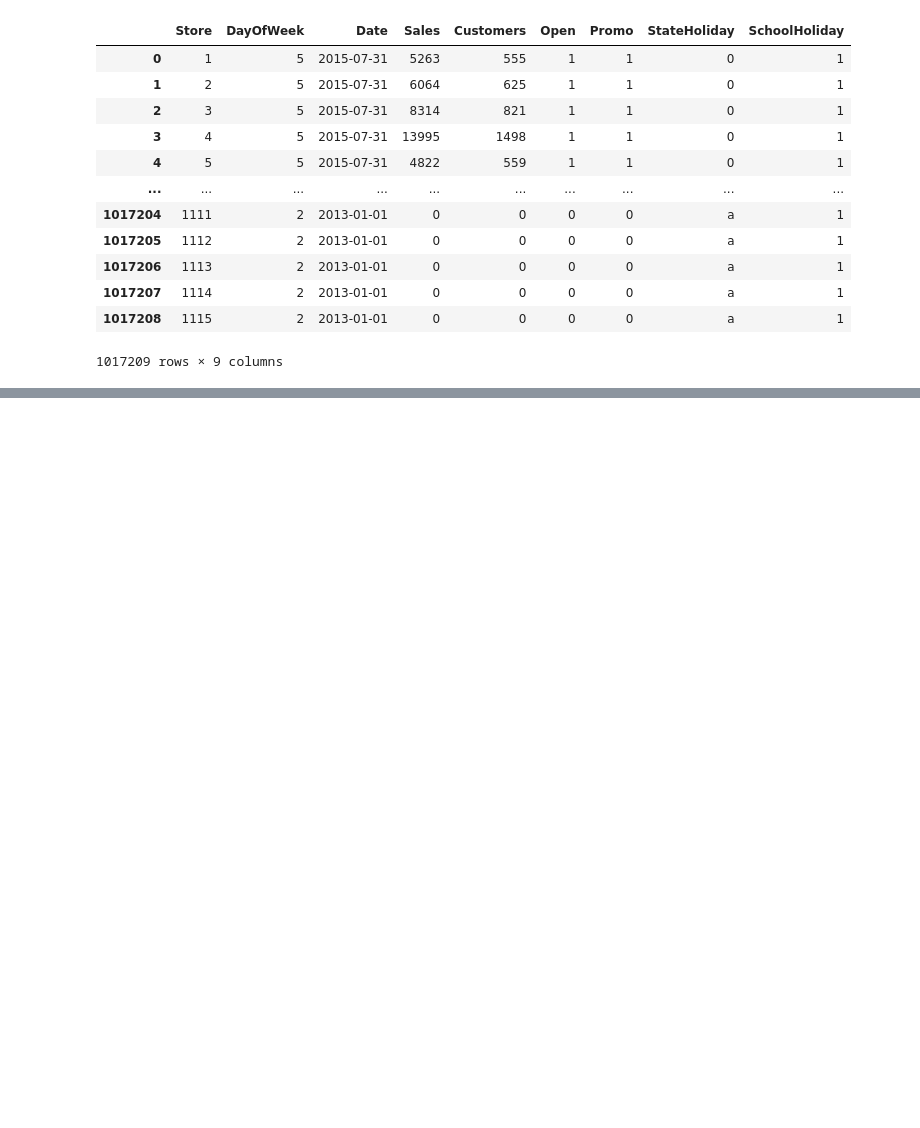
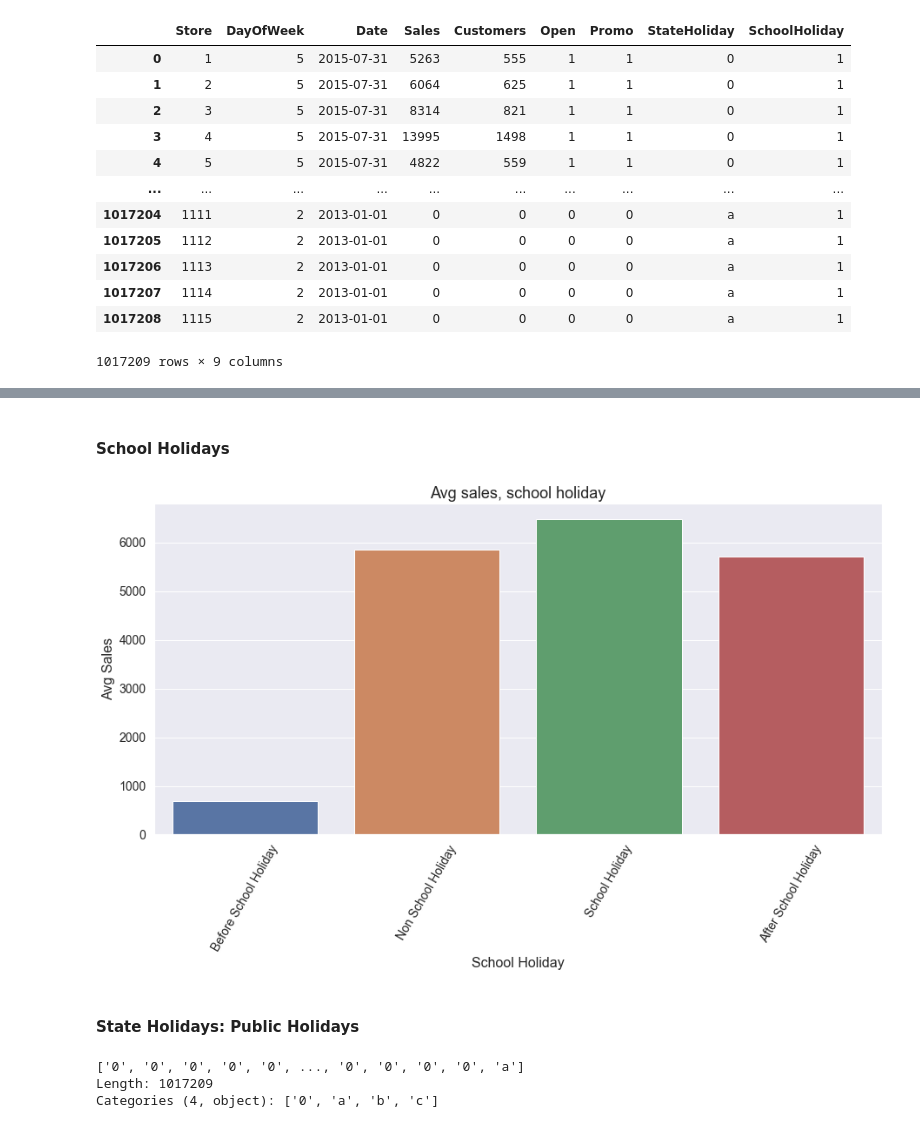
Before and after one commit to Yonas-T/time_series_forcasting, a Jupyter notebook: notebooks/data_exploration.ipynb, the cells around one changed output, grey strips where cells are left out. Drawn from its saved outputs; the diff is of its cells as text; code cells hidden in the pictures; blank space fills up the shorter version.

```diff
--- a/notebooks/data_exploration.ipynb
+++ b/notebooks/data_exploration.ipynb
@@ -108,0 +101,5 @@ get_data_frame_from_dvc('data/rossmann-store-sales/train.csv')
+# %%
+# run store cleaning script
+
+store = sdc.StoreDataCleaning(df_store)
+cleaned_store_data_frame = store.get_cleaned_data_frame()
@@ -108,0 +155,5 @@ get_data_frame_from_dvc('data/rossmann-store-sales/train.csv')
+# %%
+# Merging the store and train dataframes to get all the features in a single dataframe
+
+merged_df = pd.merge(cleaned_store_data_frame, cleaned_train_data_frame, on="Store")
+merged_df.head()
@@ -108,0 +167,46 @@ get_data_frame_from_dvc('data/rossmann-store-sales/train.csv')
+# %% [markdown]
+#### School Holidays
+# %%
+# Add indicator columns to indicate if the day is before or after school holiday
+# -1 value is day after holiday and 1 value is holiday 2 is after school holiday
+
+copy_merged = merged_df.copy()
+copy_merged['BeforeSchoolHoliday'] = copy_merged['SchoolHoliday'].diff()
+copy_merged['AfterSchoolHoliday'] = copy_merged['SchoolHoliday'].diff(periods=-1, )
+
+copy_merged['BeforeSchoolHoliday'].fillna(0, inplace=True)
+copy_merged['AfterSchoolHoliday'].fillna(0, inplace=True)
+
+copy_merged['BeforeSchoolHoliday'] = copy_merged['BeforeSchoolHoliday'].astype(int)
+copy_merged['AfterSchoolHoliday'] = copy_merged['AfterSchoolHoliday'].astype(int)
+
+copy_merged.loc[copy_merged["BeforeSchoolHoliday"] == -1, "NewSchoolHoliday"] = -1
+copy_merged.loc[copy_merged["AfterSchoolHoliday"] == -1, "NewSchoolHoliday"] = 2
+copy_merged.loc[copy_merged["SchoolHoliday"] == 1 , "NewSchoolHoliday"] = 1
+
+copy_merged['NewSchoolHoliday'].fillna(0, inplace=True)
+copy_merged['NewSchoolHoliday'] = copy_merged['NewSchoolHoliday'].astype(int)
+
+
+school_df_agg = copy_merged.groupby("NewSchoolHoliday").agg({"Sales": "mean"}).rename(index={-1: "Before School Holiday", 1: "School Holiday", 2: "After School Holiday", 0: "Non School Holiday"})
+plot_bar(school_df_agg, school_df_agg.index, "Sales", "Avg sales, school holiday",
+               "School Holiday", "Avg Sales")
+
+
+# copy_merged.tail(30)
+# %% [output]
+[figure, added]
+# %% [markdown]
+#### State Holidays: Public Holidays
+# %%
+# Add indicator columns to indicate if the day is before or after school holiday
+# -1 value is day after holiday and 1 value is holiday 2 is after school holiday
+
+copy_merged_new = merged_df.copy()
+copy_merged_new['StateHoliday'].values
+
+# copy_merged.tail(30)
+# %% [output]
+['0', '0', '0', '0', '0', ..., '0', '0', '0', '0', 'a']
+Length: 1017209
+Categories (4, object): ['0', 'a', 'b', 'c']
```
Also changed, not shown: parts of 56 cells of this notebook, 4 other files.
